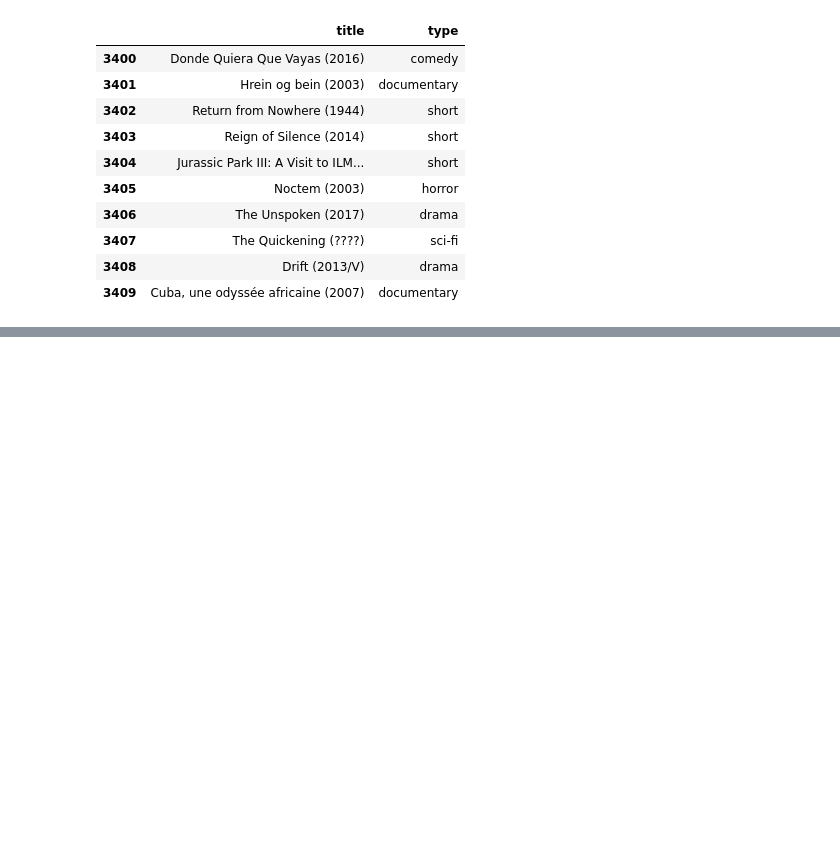
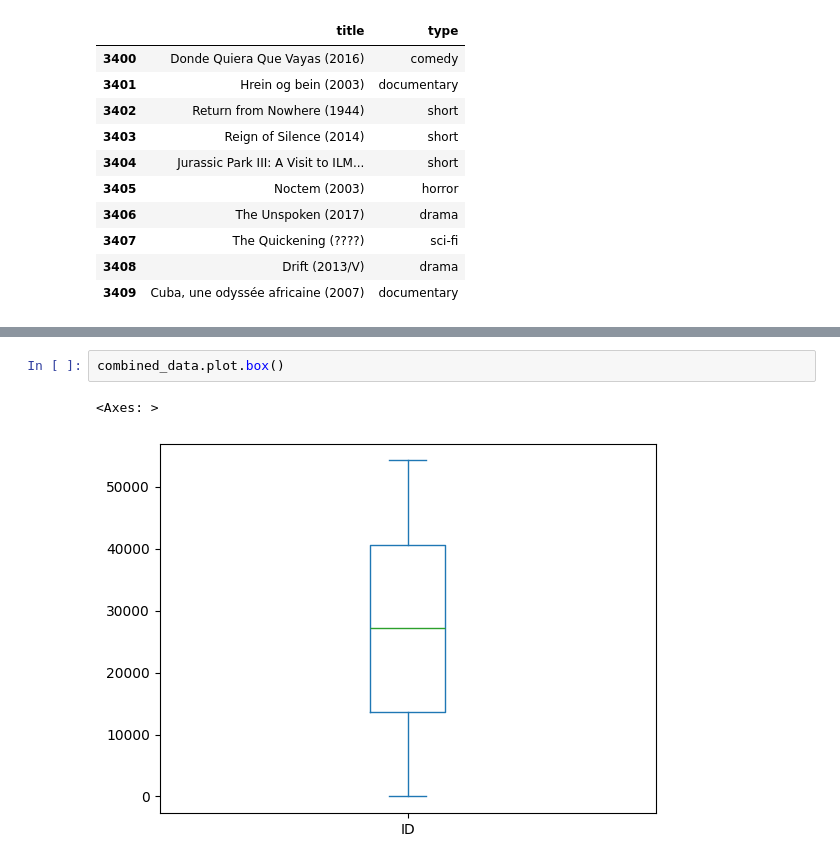
Before and after one commit to beex30/MOVIE_GENRE_PREDICTION, a Jupyter notebook: notebook/eda.ipynb, the cells around one changed output, grey strips where cells are left out. Drawn from its saved outputs; the diff is of its cells as text; blank space fills up the shorter version.

```diff
--- a/notebook/eda.ipynb
+++ b/notebook/eda.ipynb
@@ -164,0 +229,5 @@ combined_data.iloc[3400:3410,1:3]
+# %%
+combined_data.plot.box()
+# %% [output]
+<Axes: >
+[figure, added]
```
Also changed, not shown: parts of 8 cells of this notebook.
